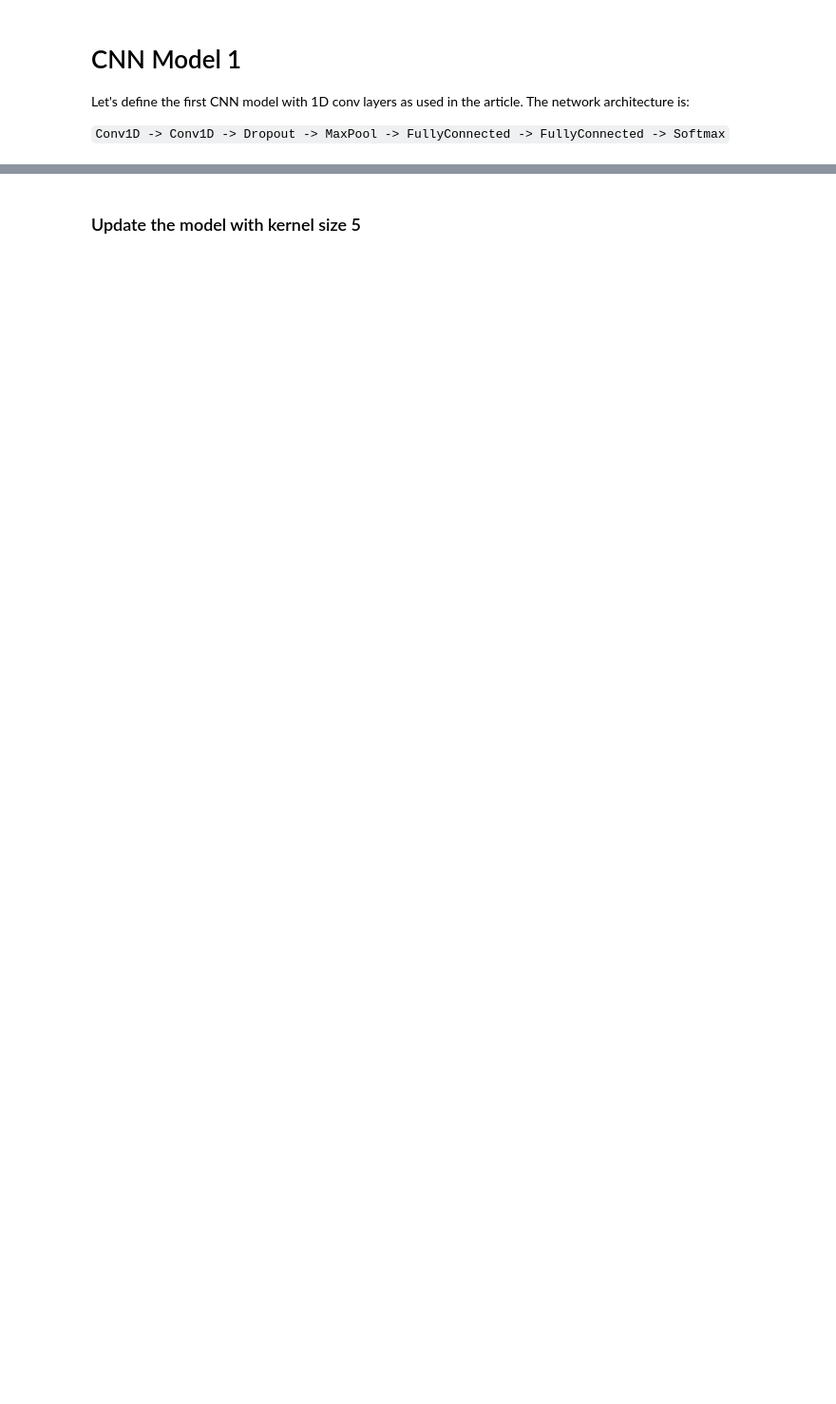
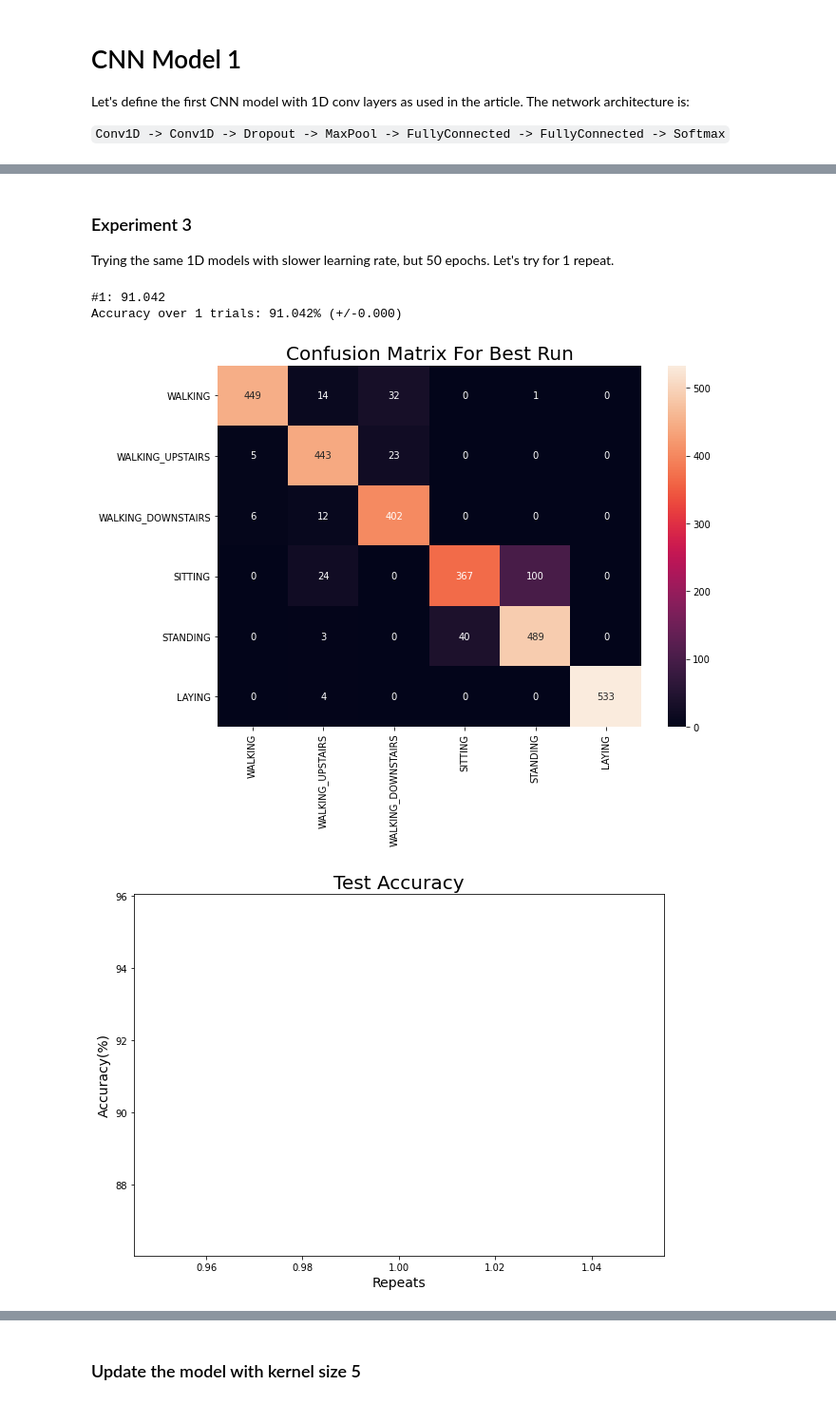
Before and after one commit to reginald-garnepudi/human_activity_recognition_pytorch, a Jupyter notebook: human_activity_recognition.ipynb, the cells around one changed output, grey strips where cells are left out. Shown at 95% size. Drawn from its saved outputs; the diff is of its cells as text; code cells hidden in the pictures; blank space fills up the shorter version.

```diff
--- a/human_activity_recognition.ipynb
+++ b/human_activity_recognition.ipynb
@@ -582,0 +519,20 @@ experiment.scores
+# %% [markdown]
+### Experiment 3
+
+Trying the same 1D models with slower learning rate, but 50 epochs. Let's try for 1 repeat.
+# %%
+config = dict(
+    net_class = "CNN_1D_Model",
+    net_constructor_kwargs = {},
+    repeats = 1,
+    epochs_per_repeat = 50,
+    lr = 0.0001,
+    batch_size = 32
+)
+experiment = Experiment(config)
+experiment.run()
+# %% [output]
+#1: 91.042
+Accuracy over 1 trials: 91.042% (+/-0.000)
+[figure, added]
+[figure, added]
```
Also changed, not shown: parts of 53 cells of this notebook, 25 other files.
